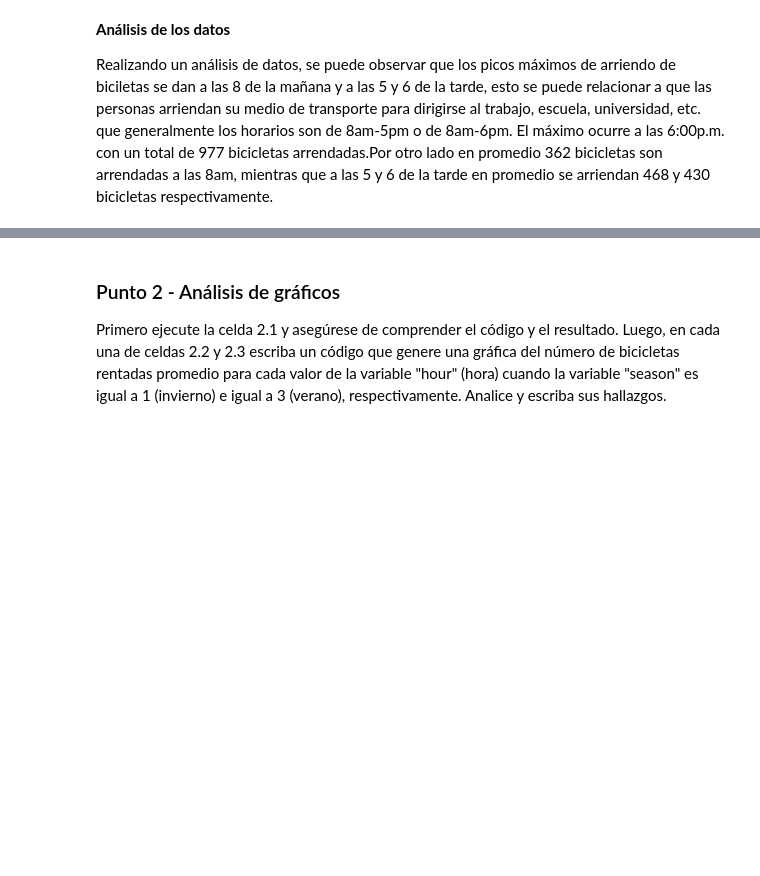
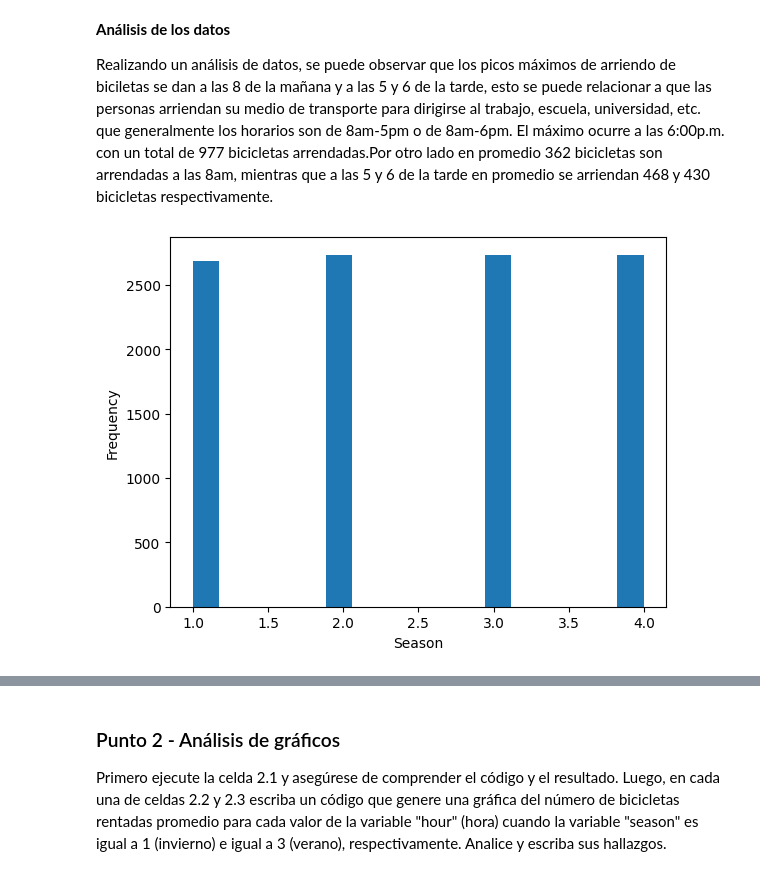
Before and after one commit to vcolonnas25/Maestria, a Jupyter notebook: Semana 1/S1TC1_arboles_ensamblajes.ipynb, the cells around one changed output, grey strips where cells are left out. Saved outputs shown, nothing was run; the diff lists cells and outputs as text; code cells hidden in the pictures; blank space fills up the shorter version.

```diff
--- a/Semana 1/S1TC1_arboles_ensamblajes.ipynb
+++ b/Semana 1/S1TC1_arboles_ensamblajes.ipynb
@@ -124,3 +128,11 @@ bikes.groupby('hour').total.describe()
 **Análisis de los datos**
 
 Realizando un análisis de datos, se puede observar que los picos máximos de arriendo de biciletas se dan a las 8 de la mañana y a las 5 y 6 de la tarde, esto se puede relacionar a que las personas arriendan su medio de transporte para dirigirse al trabajo, escuela, universidad, etc. que generalmente los horarios son de 8am-5pm  o de 8am-6pm. El máximo ocurre a las 6:00p.m. con un total de 977 bicicletas arrendadas.Por otro lado en promedio 362 bicicletas son arrendadas a las 8am, mientras que a las 5 y 6 de la tarde en promedio se arriendan 468 y 430 bicicletas respectivamente.
+# %%
+# Realizamos un histograma para cada una de las variables, tanto "season" como "hour"
+plt.hist(bikes["season"], bins='auto')
+plt.xlabel("Season")
+plt.ylabel("Frequency")
+plt.show()
+# %% [output]
+[figure, added]
```
Also changed, not shown: parts of 23 cells of this notebook.
